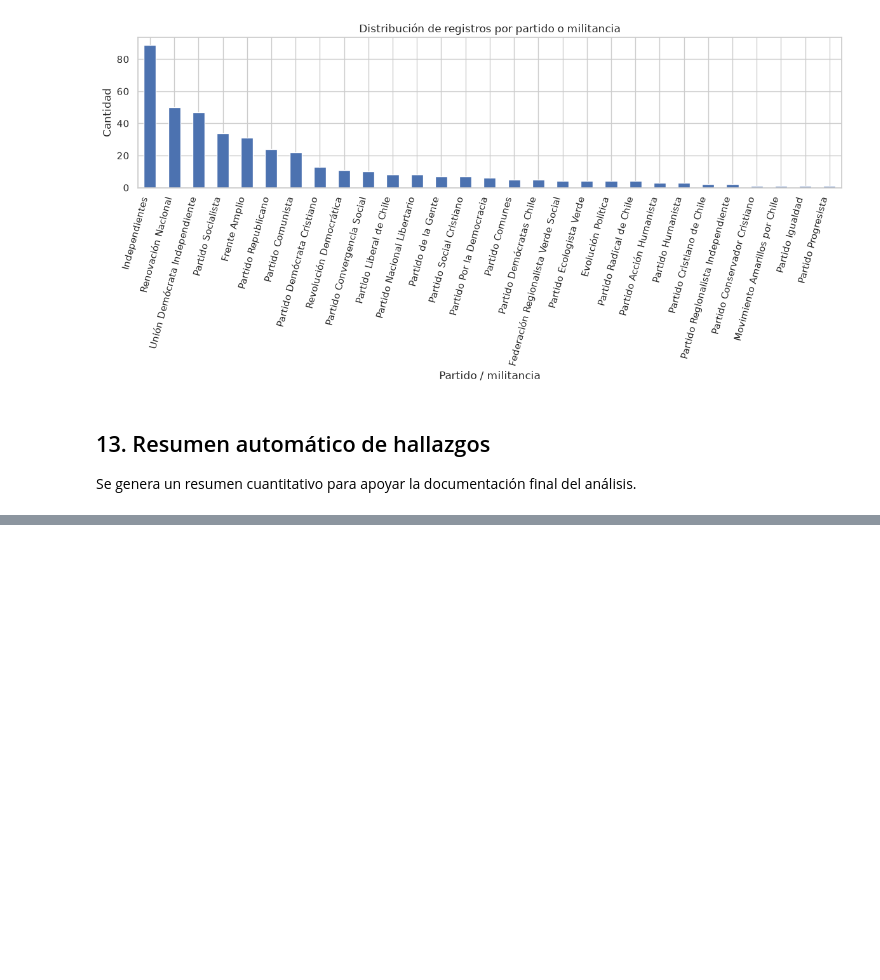
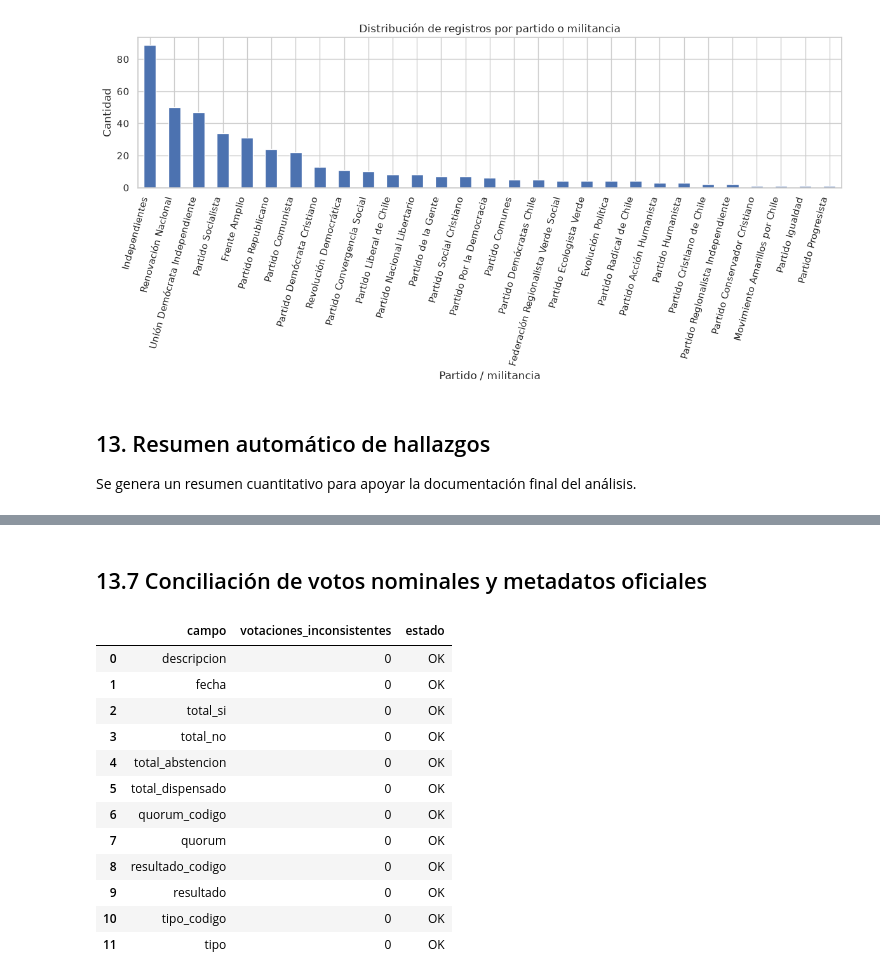
Before and after one commit to joserodriguezc/grupo_1_programacion_ciencia_datos, a Jupyter notebook: F2/notebooks/F2_02_exploracion.ipynb, the cells around one changed output, grey strips where cells are left out. Saved outputs shown, nothing was run; the diff lists cells and outputs as text; code cells hidden in the pictures; blank space fills up the shorter version.

```diff
--- a/F2/notebooks/F2_02_exploracion.ipynb
+++ b/F2/notebooks/F2_02_exploracion.ipynb
@@ -640,0 +1242,58 @@ Se genera un resumen cuantitativo para apoyar la documentación final del análi
+# %% [markdown]
+## 13.7 Conciliación de votos nominales y metadatos oficiales
+# %%
+campos_metadata = [
+    "descripcion",
+    "fecha",
+    "total_si",
+    "total_no",
+    "total_abstencion",
+    "total_dispensado",
+    "quorum_codigo",
+    "quorum",
+    "resultado_codigo",
+    "resultado",
+    "tipo_codigo",
+    "tipo"
+]
+
+consistencia_metadata = []
+
+if df_detalle is not None:
+    for campo in campos_metadata:
+        if campo not in df_detalle.columns:
+            continue
+
+        inconsistencias = (
+            df_detalle
+            .groupby("votacion_id")[campo]
+            .nunique(dropna=False)
+            .gt(1)
+            .sum()
+        )
+
+        consistencia_metadata.append({
+            "campo": campo,
+            "votaciones_inconsistentes": int(inconsistencias),
+            "estado": "OK" if inconsistencias == 0 else "ERROR"
+        })
+
+consistencia_metadata_df = pd.DataFrame(
+    consistencia_metadata
+)
+
+display(consistencia_metadata_df)
+# %% [output]
+|  | campo | votaciones_inconsistentes | estado |
+| 0 | descripcion | 0 | OK |
+| 1 | fecha | 0 | OK |
+| 2 | total_si | 0 | OK |
+| 3 | total_no | 0 | OK |
+| 4 | total_abstencion | 0 | OK |
+| 5 | total_dispensado | 0 | OK |
+| 6 | quorum_codigo | 0 | OK |
+| 7 | quorum | 0 | OK |
+| 8 | resultado_codigo | 0 | OK |
+| 9 | resultado | 0 | OK |
+| 10 | tipo_codigo | 0 | OK |
+| 11 | tipo | 0 | OK |
```
Also changed, not shown: parts of 31 cells of this notebook, 1 other file.
